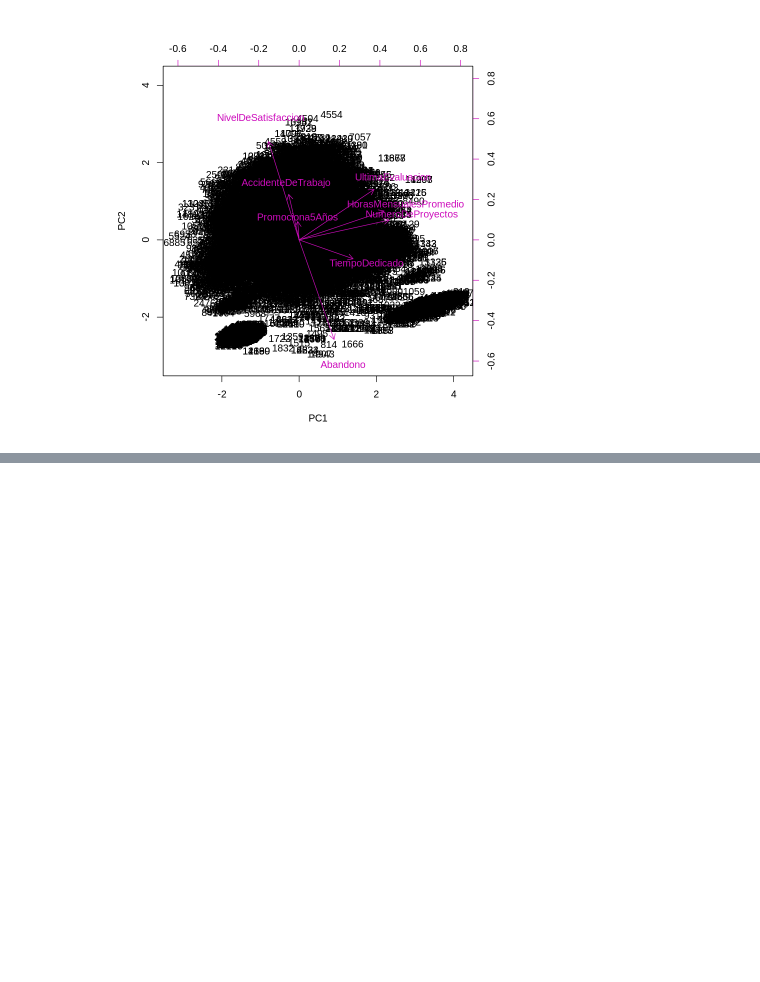
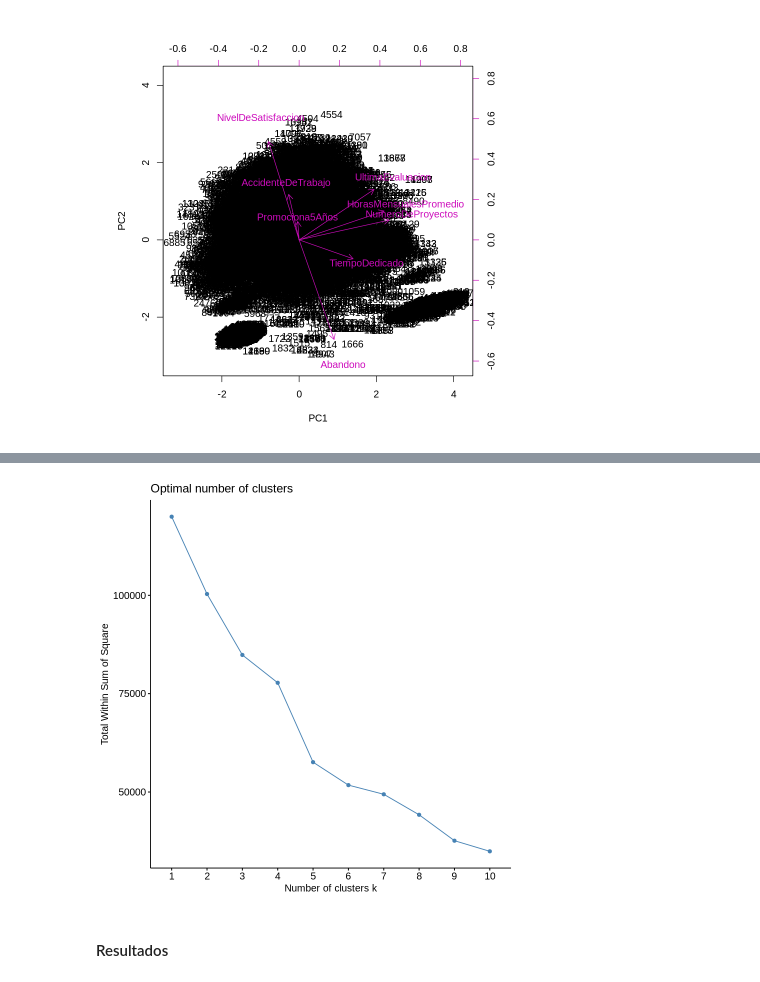
Before and after one commit to cristiandarioortegayubro/Maestria-Ciencia-de-Datos-UBA-FCE, a Jupyter notebook: Analisis_Multivariado/TPF_Ortega_Yubro.ipynb, the cells around one changed output, grey strips where cells are left out. Cells and saved outputs as stored; diff of their text form; code cells hidden in the pictures; blank space fills up the shorter version.

```diff
--- a/Analisis_Multivariado/TPF_Ortega_Yubro.ipynb
+++ b/Analisis_Multivariado/TPF_Ortega_Yubro.ipynb
@@ -443,0 +575,6 @@ biplot(PCA_resultados, scale = 0, col = c(1,6))
+# %%
+fviz_nbclust(recursoshumanos03, kmeans, method = "wss")
+# %% [output]
+[figure, added]
+# %% [markdown]
+#### Resultados
```
Also changed, not shown: parts of 26 cells of this notebook.
